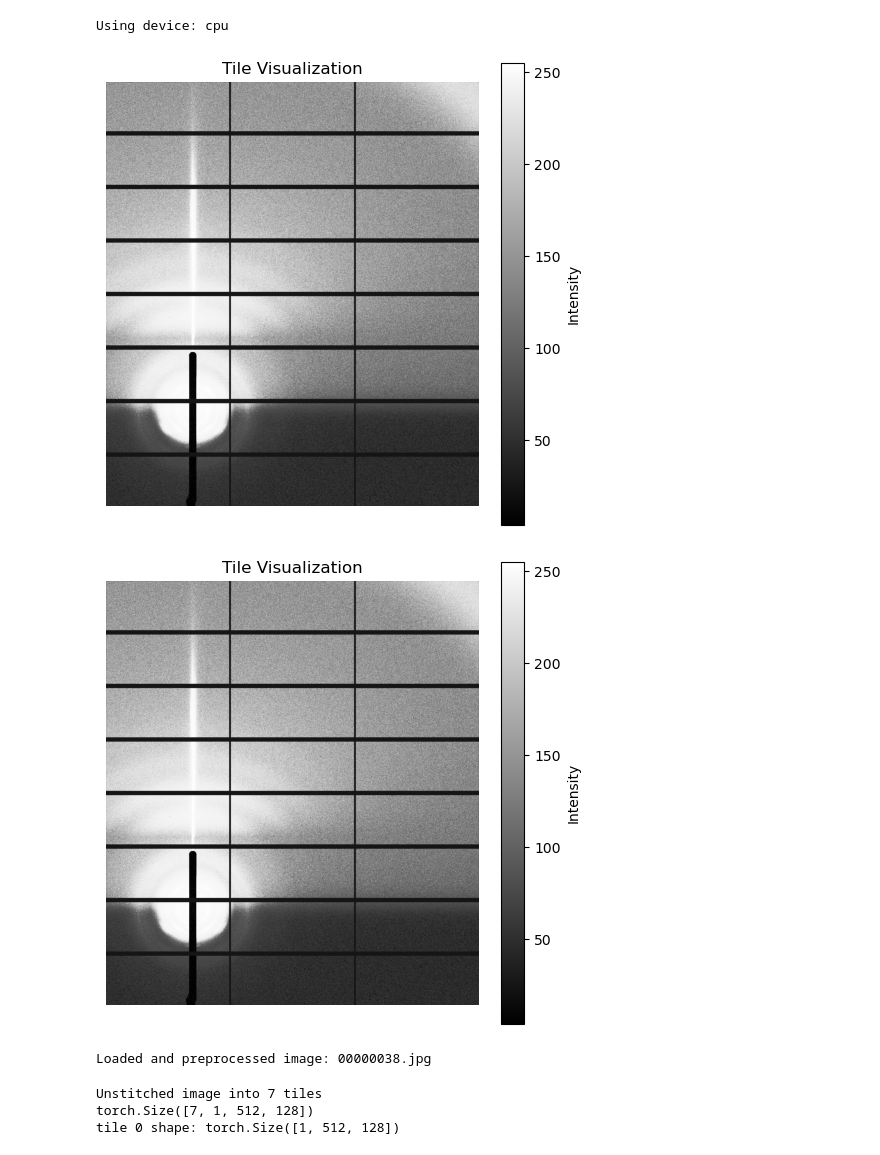
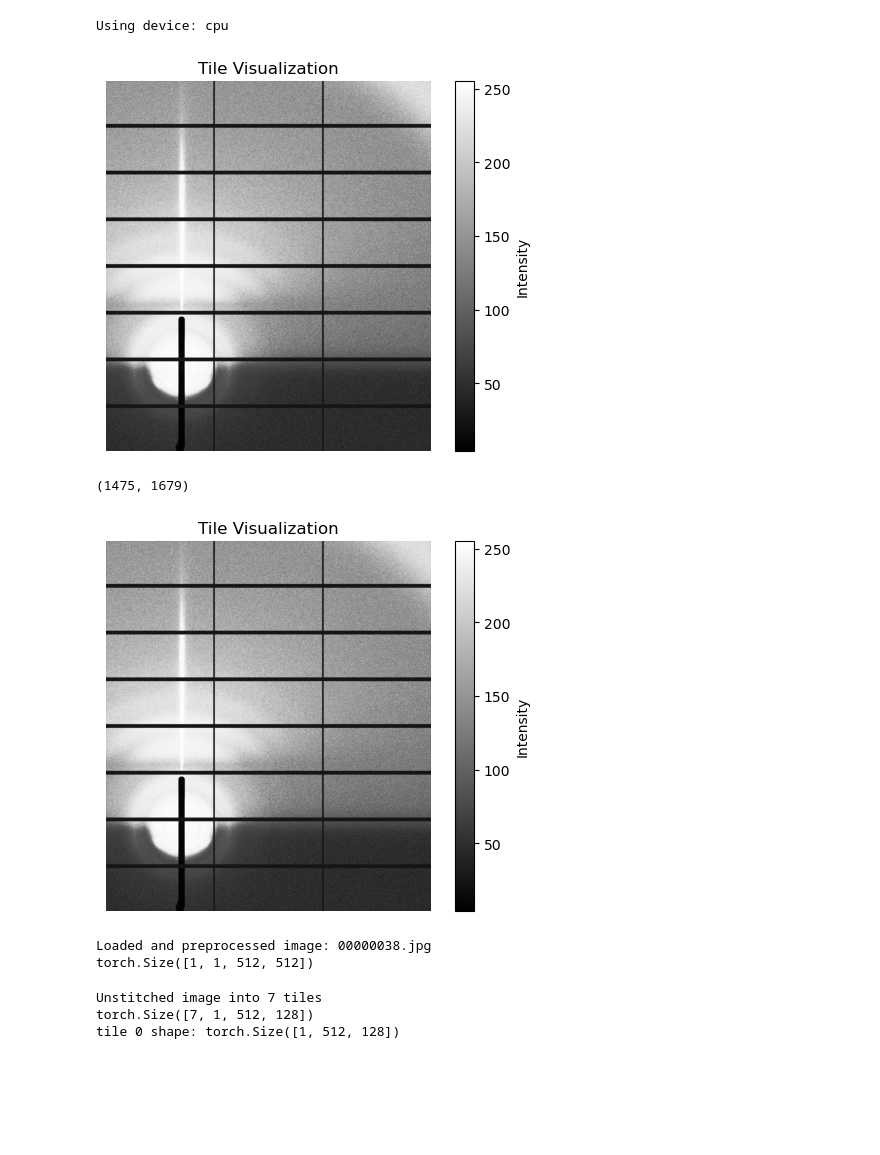
Before and after one commit to shaimohan23/aps_inpainting, a Jupyter notebook: src/qlty_test.ipynb, the cells around one changed output. Saved outputs shown, nothing was run; the diff lists cells and outputs as text; code cells hidden in the pictures; blank space fills up the shorter version.

```diff
--- a/src/qlty_test.ipynb
+++ b/src/qlty_test.ipynb
@@ -23,18 +23,21 @@ Using device: cpu
 # %%
 filename = os.listdir(input_directory)[0]
 image_path = os.path.join(input_directory, filename)
 output_path = os.path.join(output_directory, filename)
 
 # Load and preprocess the image
 image = Image.open(image_path).convert("L")  # Convert to grayscale
-plt.figure(figsize=(6, 6))
+plt.figure()
 plt.imshow(image, cmap='gray')  # Use 'gray' colormap for grayscale
 plt.colorbar(label='Intensity')
 plt.title('Tile Visualization')
 plt.axis('off')
 plt.show()
+
+print (image.size)
 # %% [output]
-[figure, old version]
+[figure, new version]
+(1475, 1679)
 # %%
 # Define image transformations
 def safe_divide(x):
@@ -56,7 +59,7 @@ transform = transforms.Compose([
 # %%
 # Transformed image
 input_tensor = transform(image)
-plt.figure(figsize=(6, 6))
+plt.figure()
 plt.imshow(image, cmap='gray')  # Use 'gray' colormap for grayscale
 plt.colorbar(label='Intensity')
 plt.title('Tile Visualization')
@@ -71,9 +74,11 @@ input_tensor = input_tensor.to(device)
 # input_min, input_max = input_image_np.min(), input_image_np.max()  # Get original intensity range
 
 print(f"Loaded and preprocessed image: {filename}")
+print (input_tensor.shape)
 # %% [output]
-[figure, old version]
+[figure, new version]
 Loaded and preprocessed image: 00000038.jpg
+torch.Size([1, 1, 512, 512])
 # %%
 quilt = qlty2D.NCYXQuilt(X=512,
                          Y=512,
```
Also changed, not shown: parts of 1 cell of this notebook, 2 other files.
